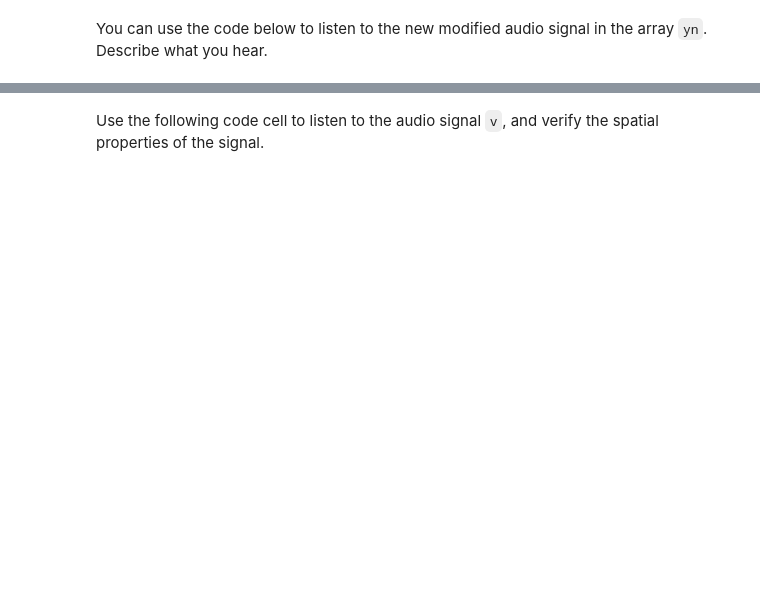
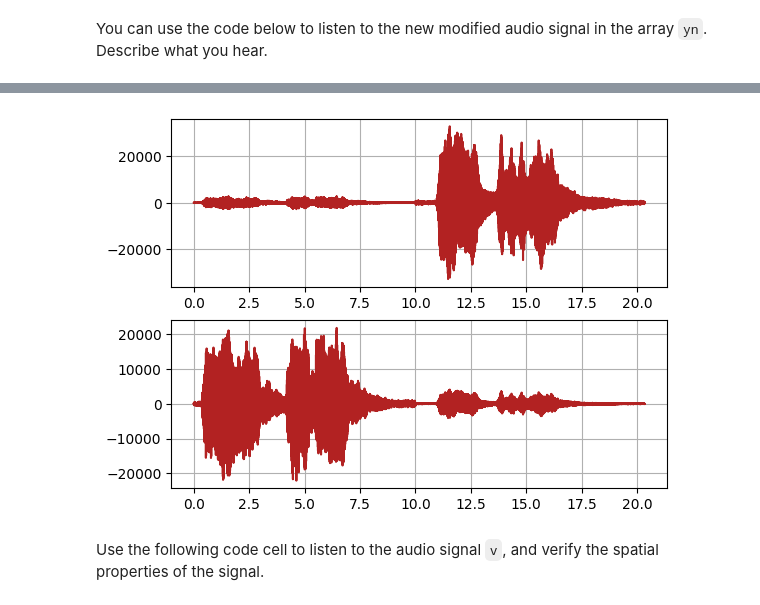
Before and after one commit to kaierih/AIS2201_Exercises, a Jupyter notebook: Exercise_1/2_processing_audio.ipynb, the cells around one changed output, grey strips where cells are left out. Saved outputs shown, nothing was run; the diff lists cells and outputs as text; code cells hidden in the pictures; blank space fills up the shorter version.

````diff
--- a/Exercise_1/2_processing_audio.ipynb
+++ b/Exercise_1/2_processing_audio.ipynb
@@ -84,7 +111,19 @@ Create a stereo signal `v` which adheres to the specifications described above.
 X = np.concatenate(([x1], [x2]), axis=0)
 ```
 # %%
-# WRITE YOUR CODE HERE:
+yn2 = sampleData.copy()
+yn2[index:] = yn2[index:] * 1/8
+
+v = np.concatenate((yn, yn2),axis=0)
+
+fig, (ax1, ax2) = plt.subplots(2,1)
+ax1.plot(customX, yn, color="firebrick")
+ax1.grid()
+ax2.plot(customX, yn2, color="firebrick")
+ax2.grid()
+plt.show()
+# %% [output]
+[figure, added]
 # %% [markdown]
 Use the following code cell to listen to the audio signal `v`, and verify the spatial properties of the signal.
 # %%
````
Also changed, not shown: parts of 8 cells of this notebook, 1 other file.
